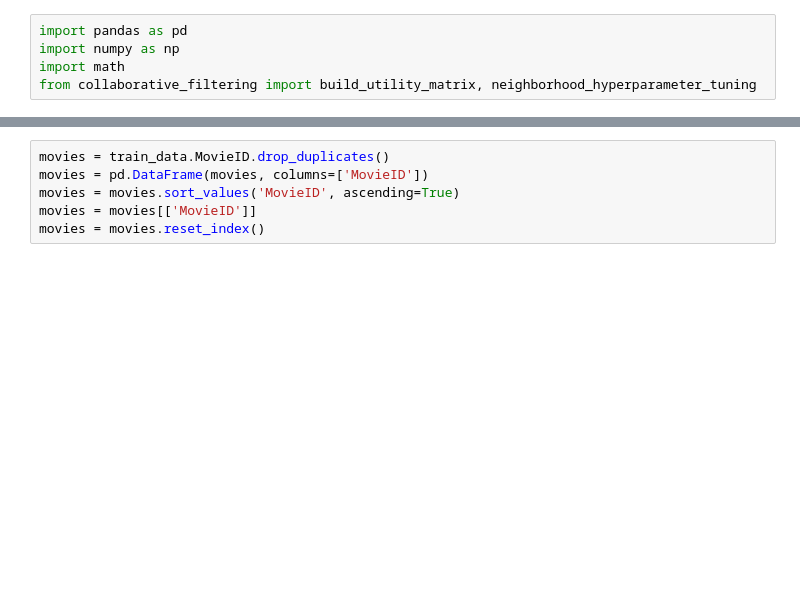
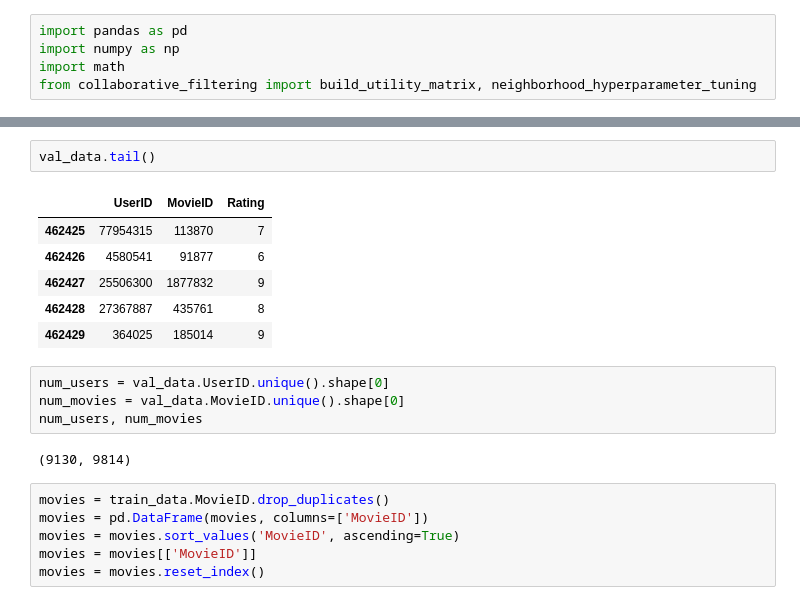
Before and after one commit to thanh309/film-finder, a Jupyter notebook: neighborhood_based_cf_tuning.ipynb, the cells around one changed output, grey strips where cells are left out. Cells and saved outputs as stored; diff of their text form; blank space fills up the shorter version.

```diff
--- a/neighborhood_based_cf_tuning.ipynb
+++ b/neighborhood_based_cf_tuning.ipynb
@@ -138,3 +71,18 @@ num_users, num_movies
+# %%
+val_data.tail()
+# %% [output]
+|  | UserID | MovieID | Rating |
+| 462425 | 77954315 | 113870 | 7 |
+| 462426 | 4580541 | 91877 | 6 |
+| 462427 | 25506300 | 1877832 | 9 |
+| 462428 | 27367887 | 435761 | 8 |
+| 462429 | 364025 | 185014 | 9 |
+# %%
+num_users = val_data.UserID.unique().shape[0]
+num_movies = val_data.MovieID.unique().shape[0]
+num_users, num_movies
+# %% [output]
+(9130, 9814)
 # %%
 movies = train_data.MovieID.drop_duplicates()
 movies = pd.DataFrame(movies, columns=['MovieID'])
```
Also changed, not shown: parts of 24 cells of this notebook, 1 other file.
